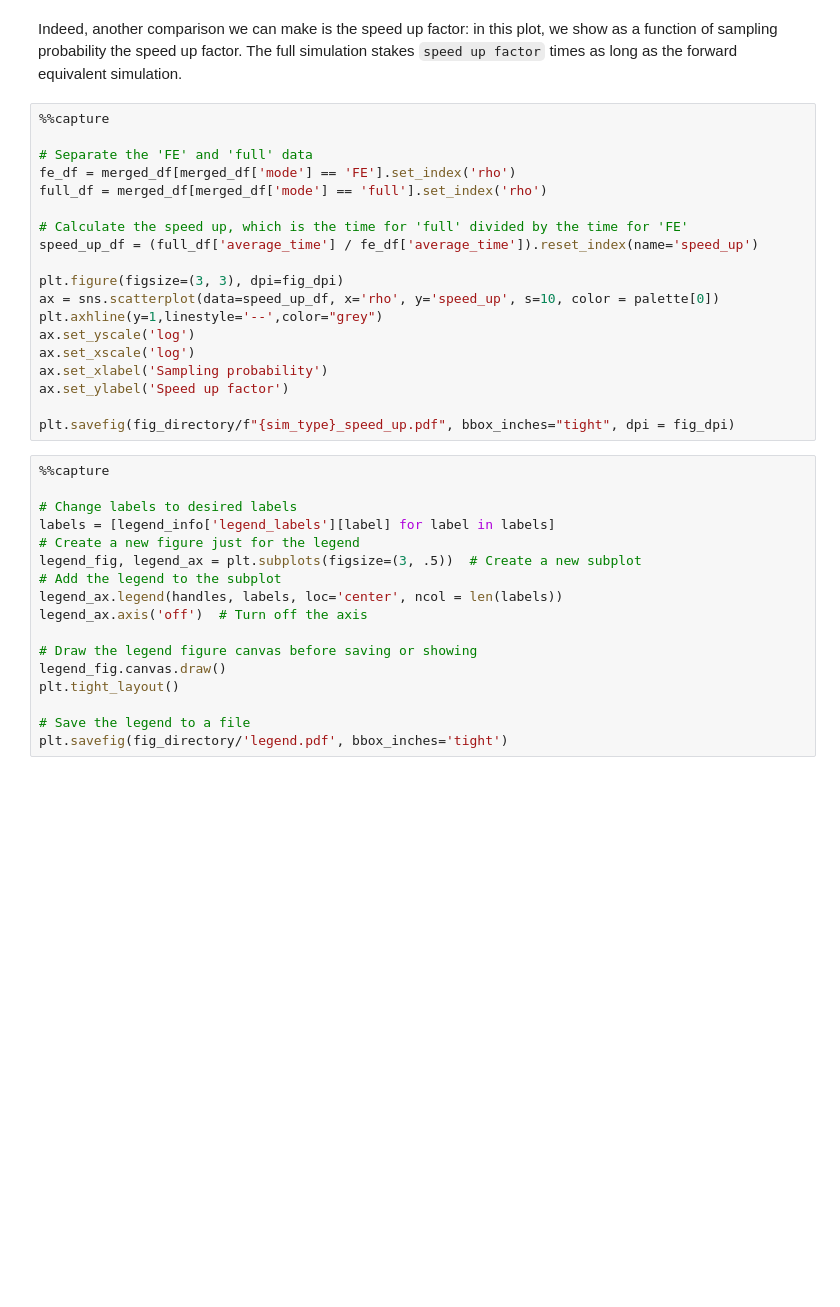
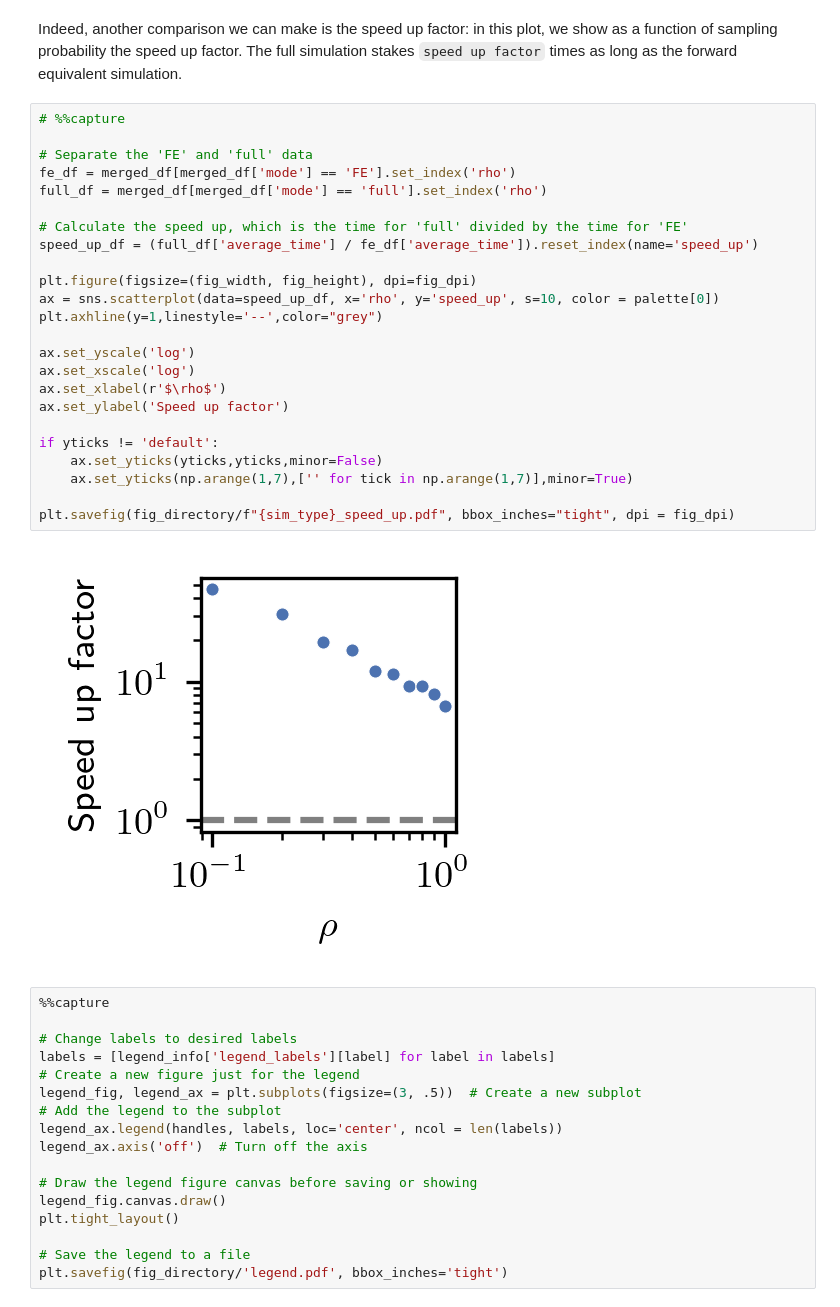
Before and after one commit to songlab-cal/forward-equivalent-trees, a Jupyter notebook: notebooks/timing_plots.ipynb, the cells around one changed output. Saved outputs shown, nothing was run; the diff lists cells and outputs as text; blank space fills up the shorter version.

```diff
--- a/notebooks/timing_plots.ipynb
+++ b/notebooks/timing_plots.ipynb
@@ -128,24 +155,31 @@ plt.savefig(fig_directory/f"{sim_type}_time_vs_rho.pdf", bbox_inches="tight", dp
 # %% [markdown]
 Indeed, another comparison we can make is the speed up factor: in this plot, we show as a function of sampling probability the speed up factor. The full simulation stakes `speed up factor` times as long as the forward equivalent simulation.
 # %%
-%%capture
+# %%capture
 
 # Separate the 'FE' and 'full' data
 fe_df = merged_df[merged_df['mode'] == 'FE'].set_index('rho')
 full_df = merged_df[merged_df['mode'] == 'full'].set_index('rho')
 
 # Calculate the speed up, which is the time for 'full' divided by the time for 'FE'
 speed_up_df = (full_df['average_time'] / fe_df['average_time']).reset_index(name='speed_up')
 
-plt.figure(figsize=(3, 3), dpi=fig_dpi)
+plt.figure(figsize=(fig_width, fig_height), dpi=fig_dpi)
 ax = sns.scatterplot(data=speed_up_df, x='rho', y='speed_up', s=10, color = palette[0])
 plt.axhline(y=1,linestyle='--',color="grey")
+
 ax.set_yscale('log')
 ax.set_xscale('log')
-ax.set_xlabel('Sampling probability')
+ax.set_xlabel(r'$\rho$')
 ax.set_ylabel('Speed up factor')
 
+if yticks != 'default':
+    ax.set_yticks(yticks,yticks,minor=False)
+    ax.set_yticks(np.arange(1,7),['' for tick in np.arange(1,7)],minor=True)
+
 plt.savefig(fig_directory/f"{sim_type}_speed_up.pdf", bbox_inches="tight", dpi = fig_dpi)
+# %% [output]
+[figure, added]
 # %%
 %%capture
 
```
Also changed, not shown: parts of 5 cells of this notebook, 1 other file.
